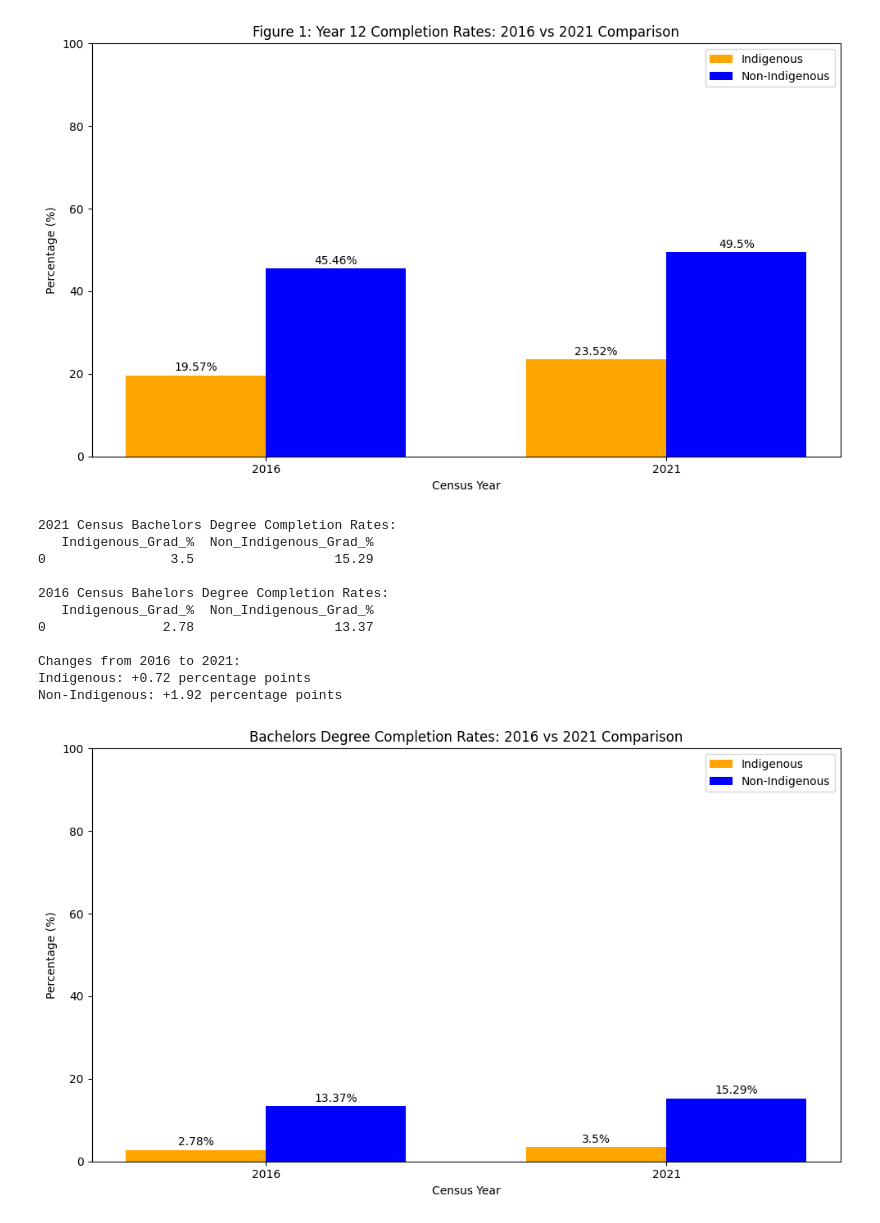
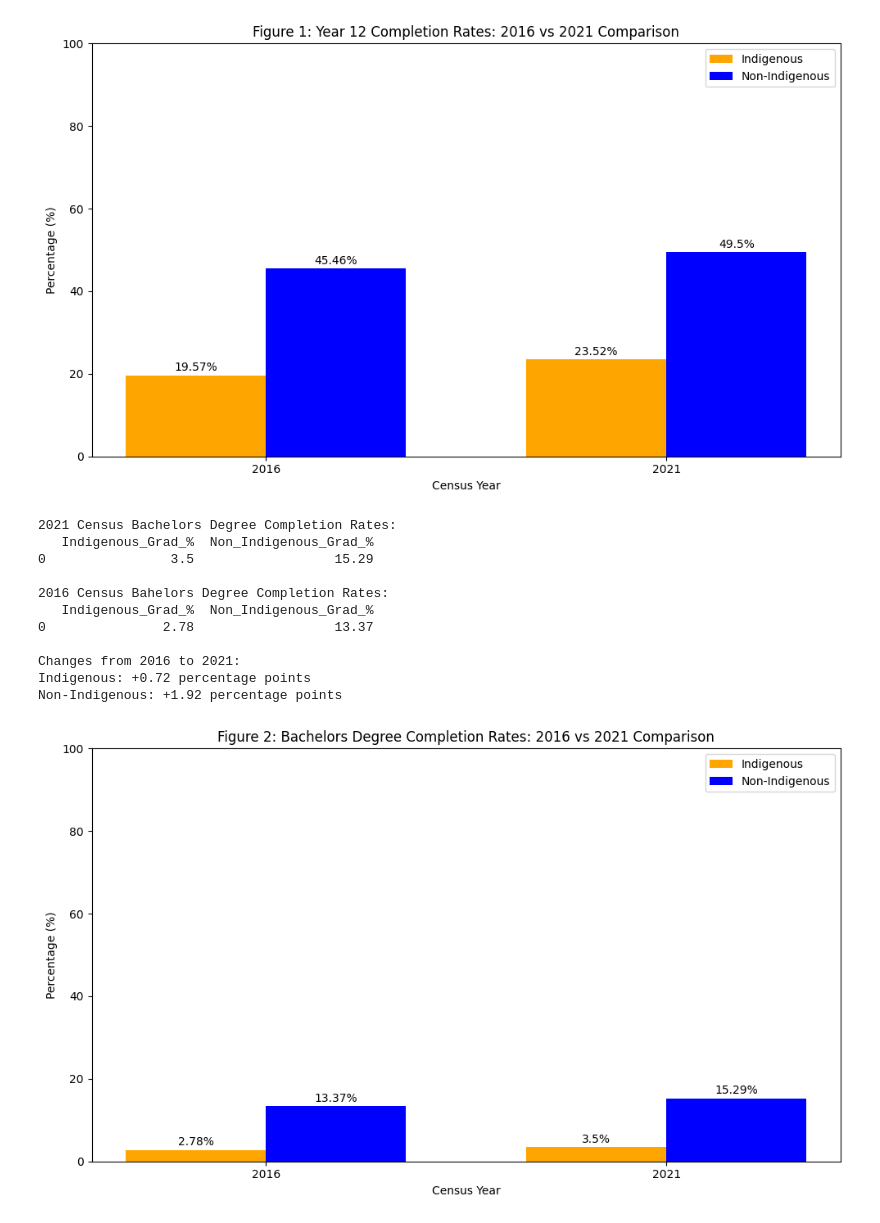
Before and after one commit to nylzy/DataScienceAssignment1, a Jupyter notebook: CITS2402-Assignment-22708177.ipynb, the cells around one changed output. Saved outputs shown, nothing was run; the diff lists cells and outputs as text; code cells hidden in the pictures.

Commit message:
Graph Added finally

```diff
--- a/CITS2402-Assignment-22708177.ipynb
+++ b/CITS2402-Assignment-22708177.ipynb
@@ -250,32 +248,32 @@ bars1 = ax.bar([i - width/2 for i in x], indigenous_values, width, label='Indige
 bars2 = ax.bar([i + width/2 for i in x], non_indigenous_values, width, label='Non-Indigenous', color='blue')
 
 # Add value labels on bars
 for bars in [bars1, bars2]:
     for bar in bars:
         height = bar.get_height()
         ax.text(bar.get_x() + bar.get_width()/2., height + 0.5,
                 f'{height}%', ha='center', va='bottom', fontsize=10)
 
 ax.set_xlabel('Census Year')
 ax.set_ylabel('Percentage (%)')
-ax.set_title('Bachelors Degree Completion Rates: 2016 vs 2021 Comparison')
+ax.set_title('Figure 2: Bachelors Degree Completion Rates: 2016 vs 2021 Comparison')
 ax.set_xticks(x)
 ax.set_xticklabels(['2016', '2021'])
 ax.legend()
 ax.set_ylim(0, 100)
 
 plt.tight_layout()
 plt.show()
 # %% [output]
 2021 Census Bachelors Degree Completion Rates:
    Indigenous_Grad_%  Non_Indigenous_Grad_%
 0                3.5                  15.29
 
 2016 Census Bahelors Degree Completion Rates:
    Indigenous_Grad_%  Non_Indigenous_Grad_%
 0               2.78                  13.37
 
 Changes from 2016 to 2021:
 Indigenous: +0.72 percentage points
 Non-Indigenous: +1.92 percentage points
-[figure, old version]
+[figure, new version]
```
Also changed, not shown: parts of 12 cells of this notebook.
